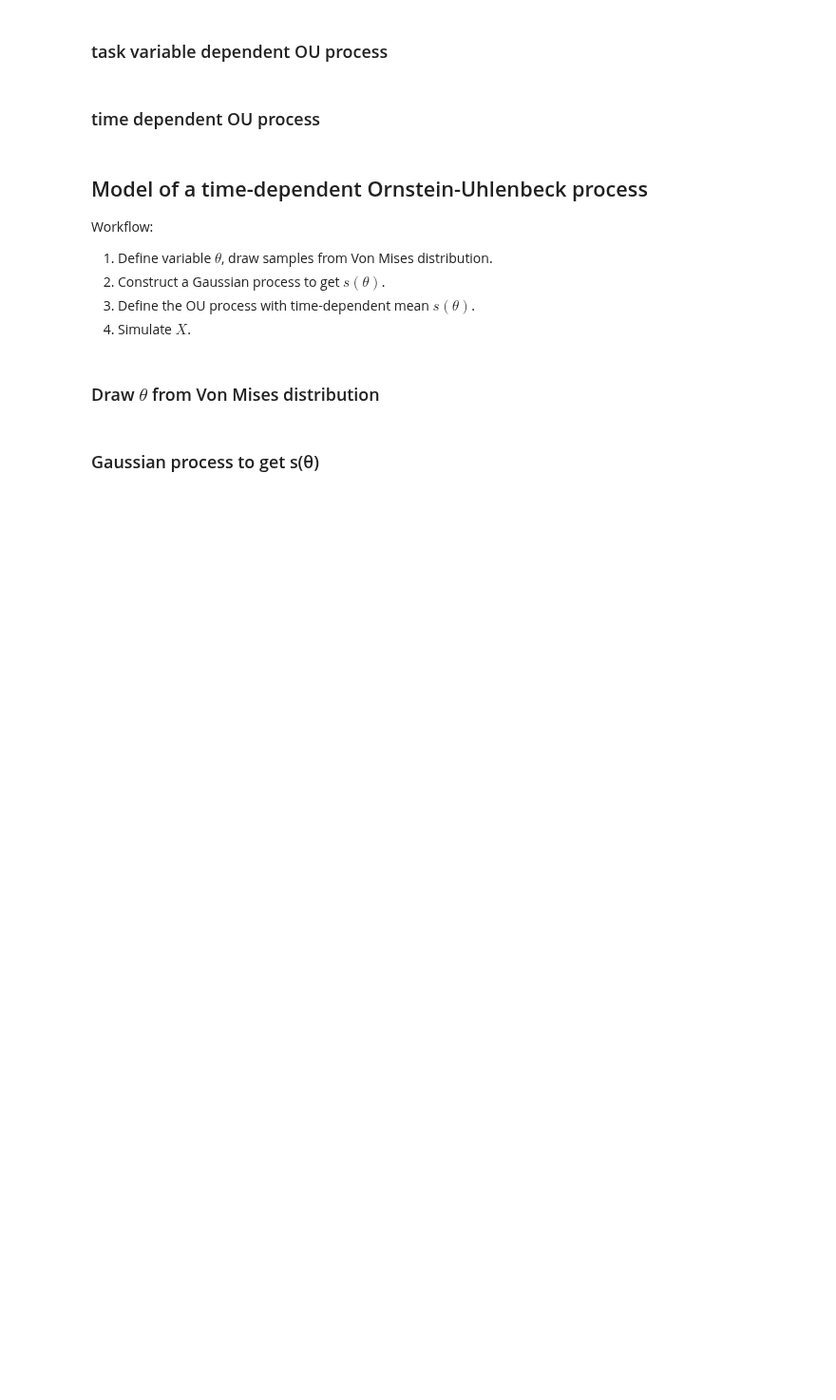
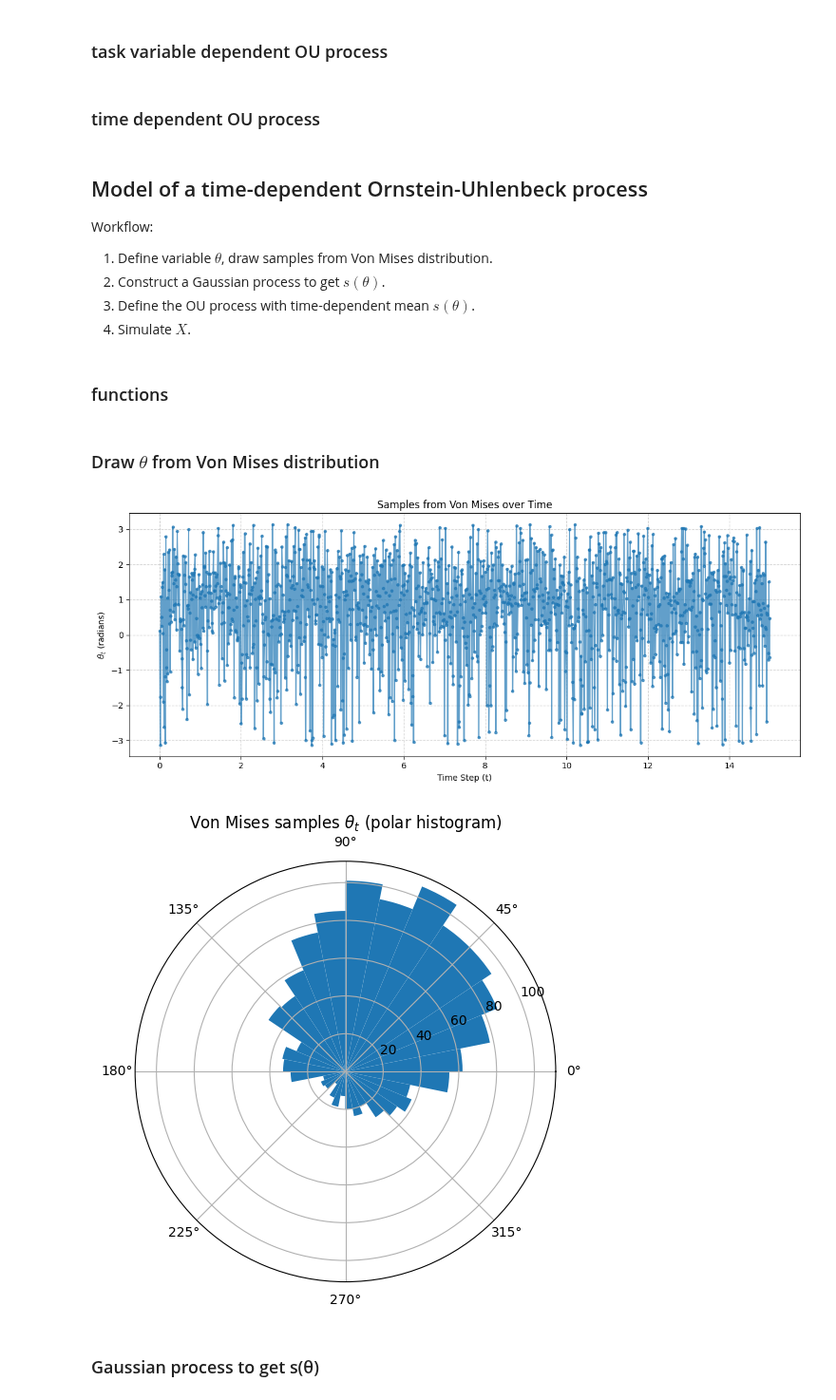
Before and after one commit to neuralalgorithms/representational-drift, a Jupyter notebook: OU_process.ipynb, the cells around one changed output. Shown at 95% size. Cells and saved outputs as stored; diff of their text form; code cells hidden in the pictures; blank space fills up the shorter version.

```diff
--- a/OU_process.ipynb
+++ b/OU_process.ipynb
@@ -99,3 +103,5 @@ Workflow:
 2. Construct a Gaussian process to get $s(\theta)$.
 3. Define the OU process with time-dependent mean $s(\theta)$.
 4. Simulate $X$.
+# %% [markdown]
+### functions
@@ -169,2 +221,12 @@ plt.show()
+# %%
+t, theta = simulate_vonmises_tseries(n_steps=T, mu=np.deg2rad(mu_deg), kappa=kappa, dt=dt, seed=theta_seed)
+
+# visualize vonmises
+
+plot_vomises_ts(t, theta)
+plot_polar_hist(theta, bins=32)
+# %% [output]
+[figure, added]
+[figure, added]
 # %% [markdown]
 ### Gaussian process to get s(θ)
```
Also changed, not shown: parts of 10 cells of this notebook.
